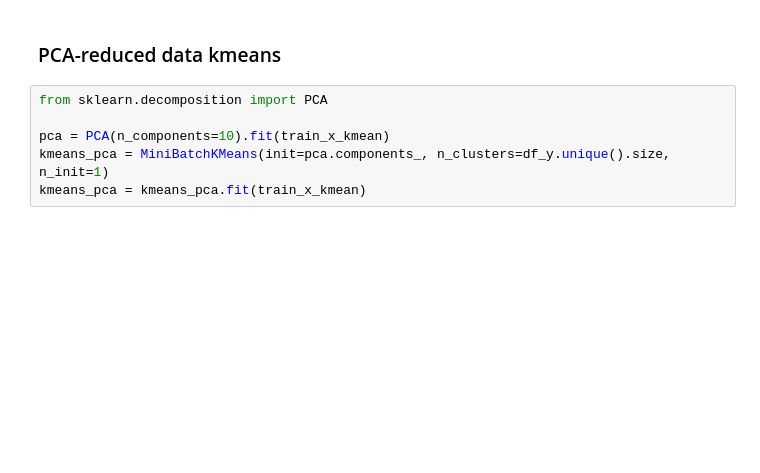
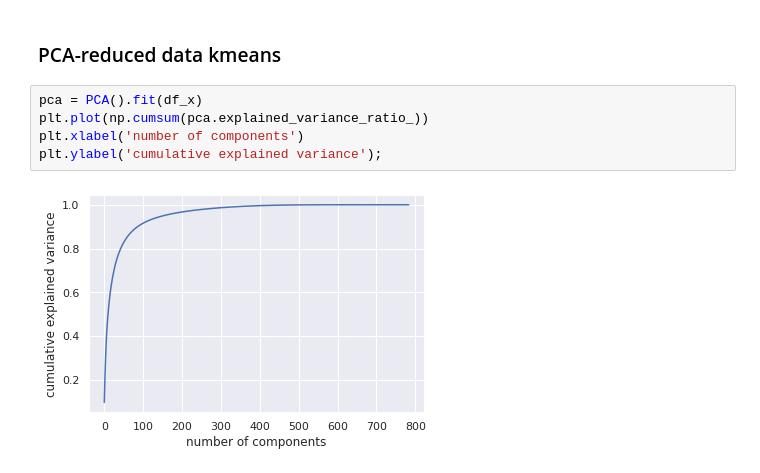
Before and after one commit to BenJoyenConseil/transfer_digits, a Jupyter notebook: MNIST_Random_Forest.ipynb, the cells around one changed output. Cells and saved outputs as stored; diff of their text form; blank space fills up the shorter version.

```diff
--- a/MNIST_Random_Forest.ipynb
+++ b/MNIST_Random_Forest.ipynb
@@ -265,8 +265,9 @@ weighted avg       0.54      0.55      0.54      5000
 # %% [markdown]
 ### PCA-reduced data kmeans
-# %%
-from sklearn.decomposition import PCA
-
-pca = PCA(n_components=10).fit(train_x_kmean)
-kmeans_pca = MiniBatchKMeans(init=pca.components_, n_clusters=df_y.unique().size, n_init=1)
-kmeans_pca = kmeans_pca.fit(train_x_kmean)
+# %%
+pca = PCA().fit(df_x)
+plt.plot(np.cumsum(pca.explained_variance_ratio_))
+plt.xlabel('number of components')
+plt.ylabel('cumulative explained variance');
+# %% [output]
+[figure, added]
```
Also changed, not shown: parts of 25 cells of this notebook.
